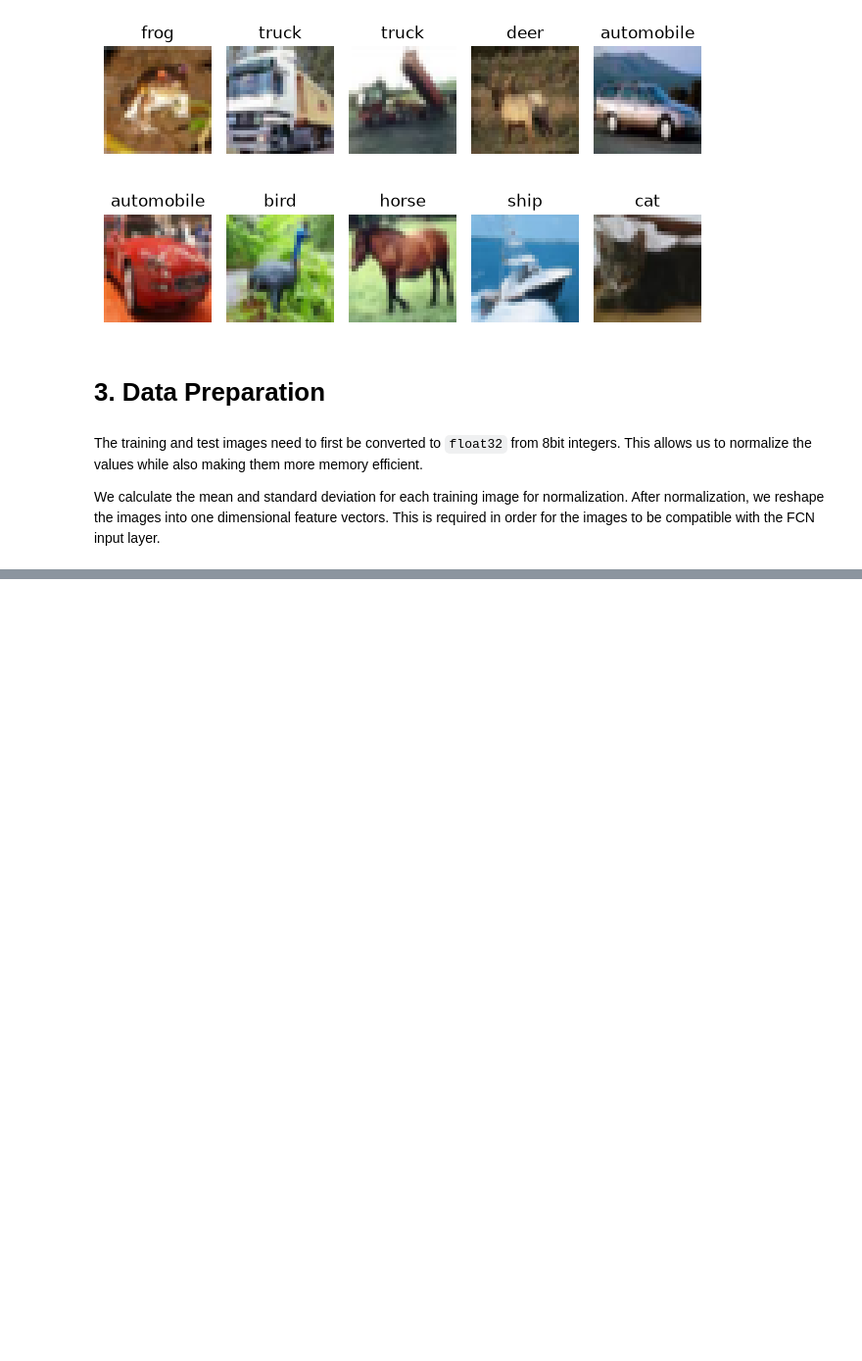
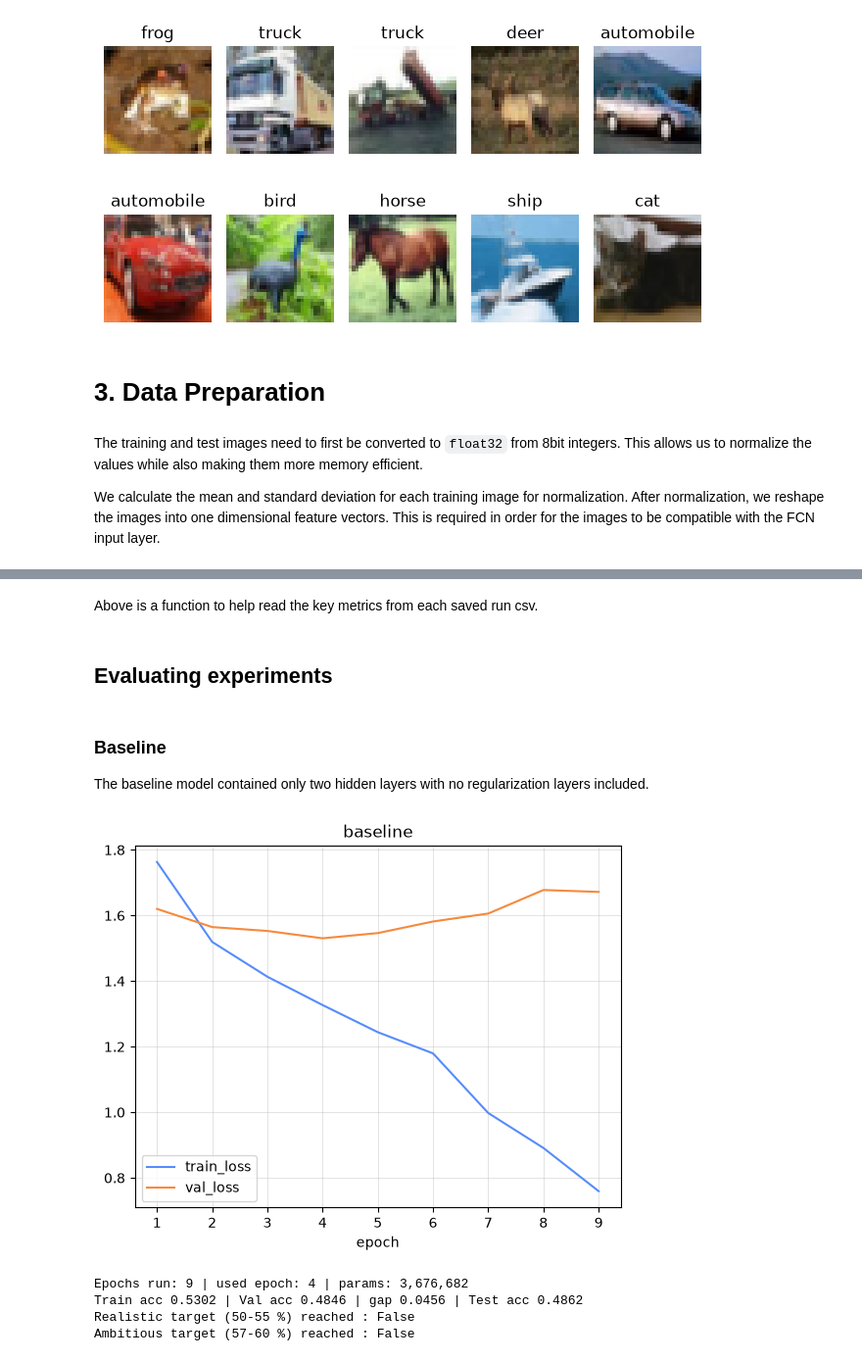
Before and after one commit to alekkiq/neural-networks-g5, a Jupyter notebook: mini-projects/cifar-10/fcn.ipynb, the cells around one changed output, grey strips where cells are left out. Shown at 98% size. Cells and saved outputs as stored; diff of their text form; code cells hidden in the pictures; blank space fills up the shorter version.

```diff
--- a/mini-projects/cifar-10/fcn.ipynb
+++ b/mini-projects/cifar-10/fcn.ipynb
@@ -225,0 +527,32 @@ with open("fcn_history/baseline.csv", "w", newline="") as f:
+# %%
+# function to display a run's metrics from the saved csv's
+def show_run(name="baseline"):
+    d = np.genfromtxt(f"fcn_history/{name}.csv", delimiter=",", names=True)
+    with open("fcn_history/summary.csv") as f:
+        s = [r for r in csv.DictReader(f) if r["run"] == name][-1]
+
+    plt.plot(d["epoch"], d["loss"], label="train_loss")
+    plt.plot(d["epoch"], d["val_loss"], label="val_loss")
+    plt.title(name); plt.xlabel("epoch"); plt.legend(); plt.grid(); plt.show()
+
+    train, val, test = float(s["train_acc"]), float(s["val_acc"]), float(s["test_acc"])
+    print(f"Epochs run: {s['epochs_run']} | Used epoch: {s['used_epoch']} | Params: {int(s['params']):,}")
+    print(f"Train acc {train:.4f} | Val acc {val:.4f} | gap {train - val:.4f} | Test acc {test:.4f}")
+    print("Realistic target (50-55 %) reached :", test >= TARGET_REALISTIC[0])
+    print("Ambitious target (57-60 %) reached :", test >= TARGET_AMBITIOUS[0])
+# %% [markdown]
+Above is a function to help read the key metrics from each saved run csv.
+# %% [markdown]
+## Evaluating experiments
+# %% [markdown]
+### Baseline
+
+The baseline model contained only two hidden layers with no regularization layers included.
+# %%
+show_run("baseline")
+# %% [output]
+[figure, added]
+Epochs run: 9 | used epoch: 4 | params: 3,676,682
+Train acc 0.5302 | Val acc 0.4846 | gap 0.0456 | Test acc 0.4862
+Realistic target (50-55 %) reached : False
+Ambitious target (57-60 %) reached : False
```
Also changed, not shown: parts of 49 cells of this notebook.
